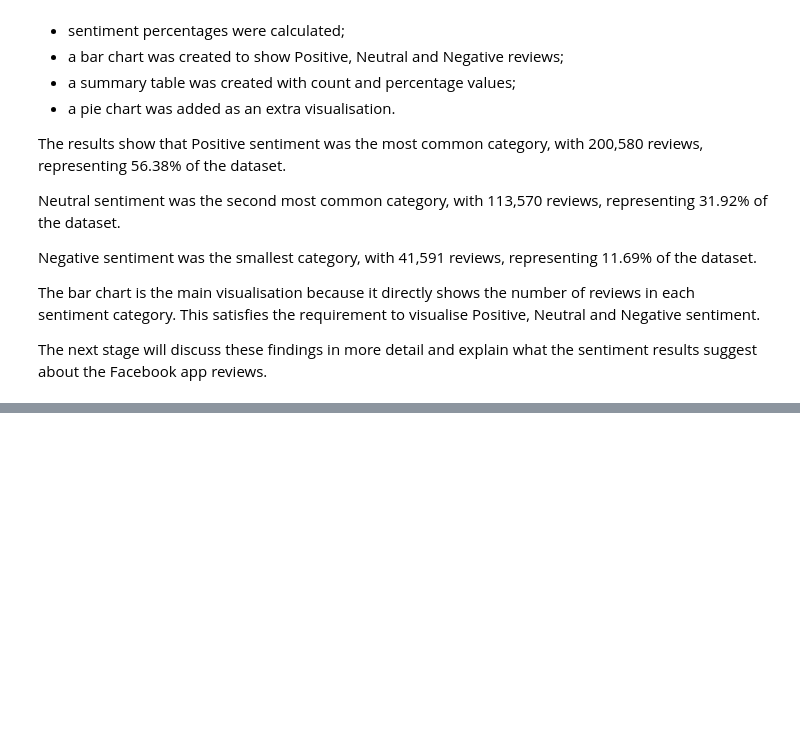
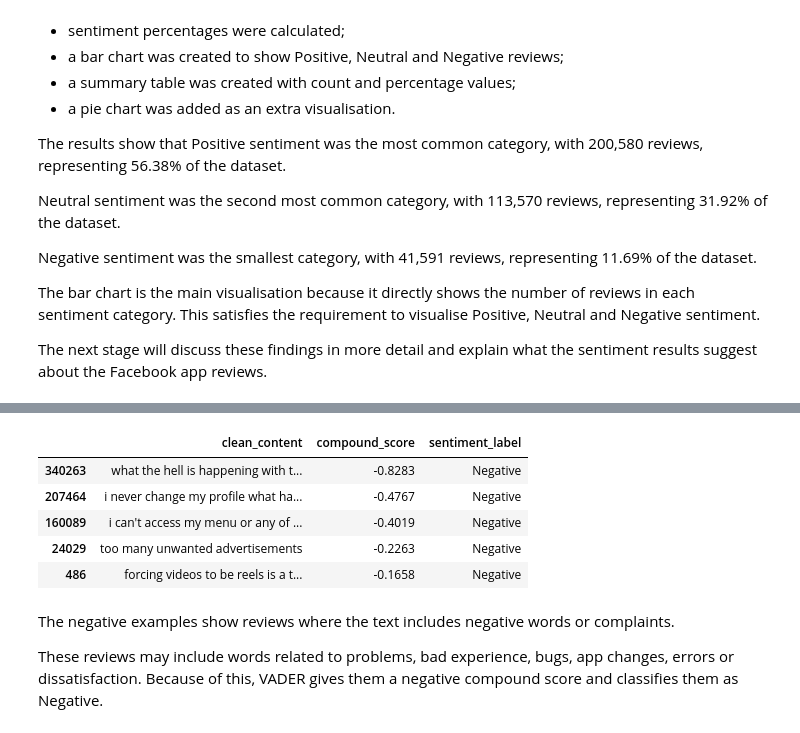
Before and after one commit to ThiagoGoncos/CCT-machine-learning-neural-network-sentiment-analysis, a Jupyter notebook: ThiagoGoncalves_ML_CA2.ipynb, the cells around one changed output, grey strips where cells are left out. Cells and saved outputs as stored; diff of their text form; code cells hidden in the pictures; blank space fills up the shorter version.

```diff
--- a/ThiagoGoncalves_ML_CA2.ipynb
+++ b/ThiagoGoncalves_ML_CA2.ipynb
@@ -3482,0 +3577,18 @@ The next stage will discuss these findings in more detail and explain what the s
+# %%
+# Display examples of negative reviews
+negative_examples = sentiment_text_df[
+    sentiment_text_df["sentiment_label"] == "Negative"
+][["clean_content", "compound_score", "sentiment_label"]].sample(5, random_state=42)
+
+negative_examples
+# %% [output]
+|  | clean_content | compound_score | sentiment_label |
+| 340263 | what the hell is happening with t... | -0.8283 | Negative |
+| 207464 | i never change my profile what ha... | -0.4767 | Negative |
+| 160089 | i can't access my menu or any of ... | -0.4019 | Negative |
+| 24029 | too many unwanted advertisements | -0.2263 | Negative |
+| 486 | forcing videos to be reels is a t... | -0.1658 | Negative |
+# %% [markdown]
+The negative examples show reviews where the text includes negative words or complaints.
+
+These reviews may include words related to problems, bad experience, bugs, app changes, errors or dissatisfaction. Because of this, VADER gives them a negative compound score and classifies them as Negative.
```
Also changed, not shown: parts of 15 cells of this notebook.
